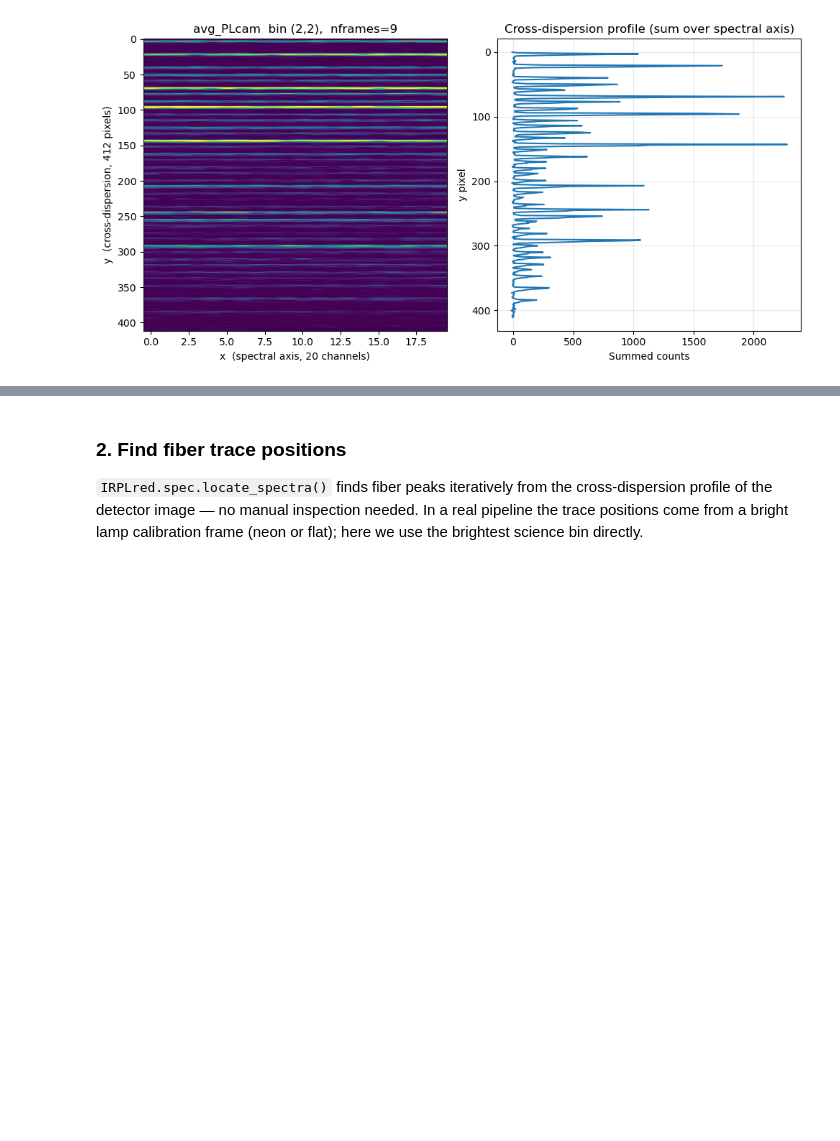
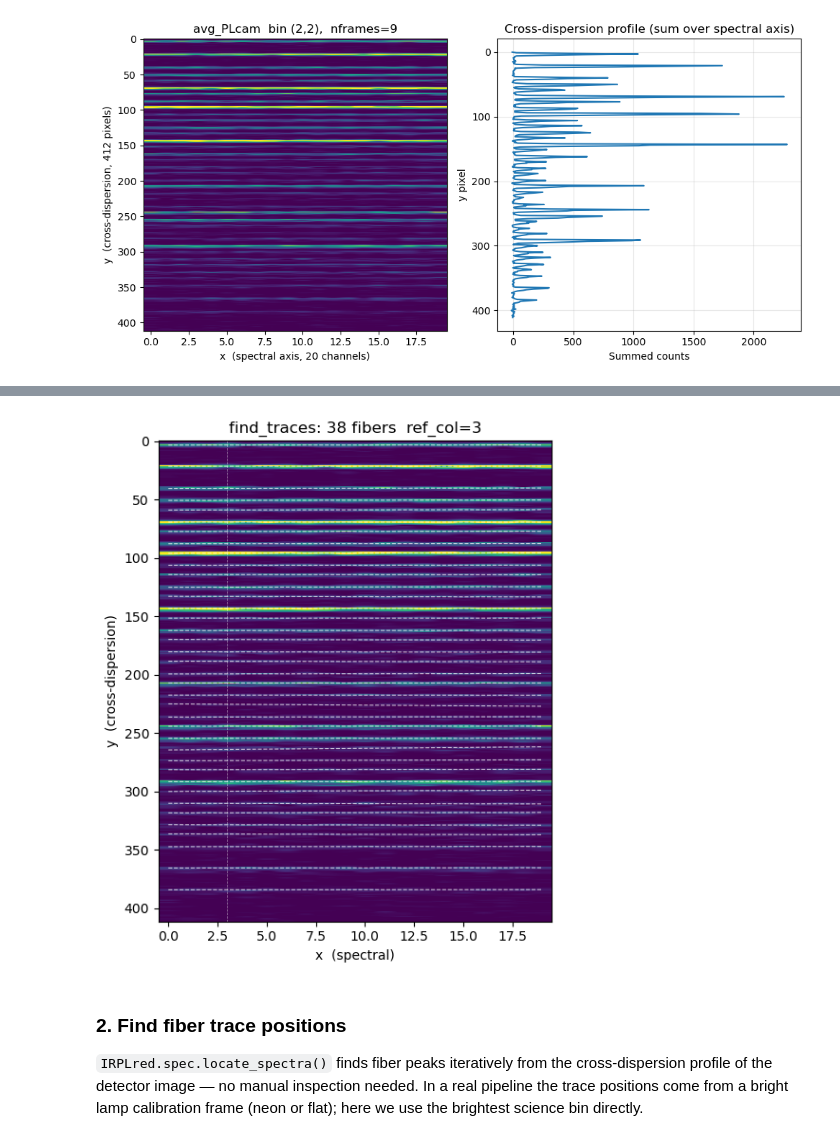
Before and after one commit to YooJung-Kim/PLred, a Jupyter notebook: PLred/tutorials/step2_specextract.ipynb, the cells around one changed output, grey strips where cells are left out. Saved outputs shown, nothing was run; the diff lists cells and outputs as text; code cells hidden in the pictures; blank space fills up the shorter version.

```diff
--- a/PLred/tutorials/step2_specextract.ipynb
+++ b/PLred/tutorials/step2_specextract.ipynb
@@ -92,0 +139,4 @@ plt.show()
+# %%
+traces = specextract.find_traces(img, 38, 4, plot=True, ini_ys=ylocs, poly_deg=1) #, poly_deg=3,plot=True, ref_col = 10)
+# %% [output]
+[figure, added]
```
Also changed, not shown: parts of 5 cells of this notebook, 1 other file.
